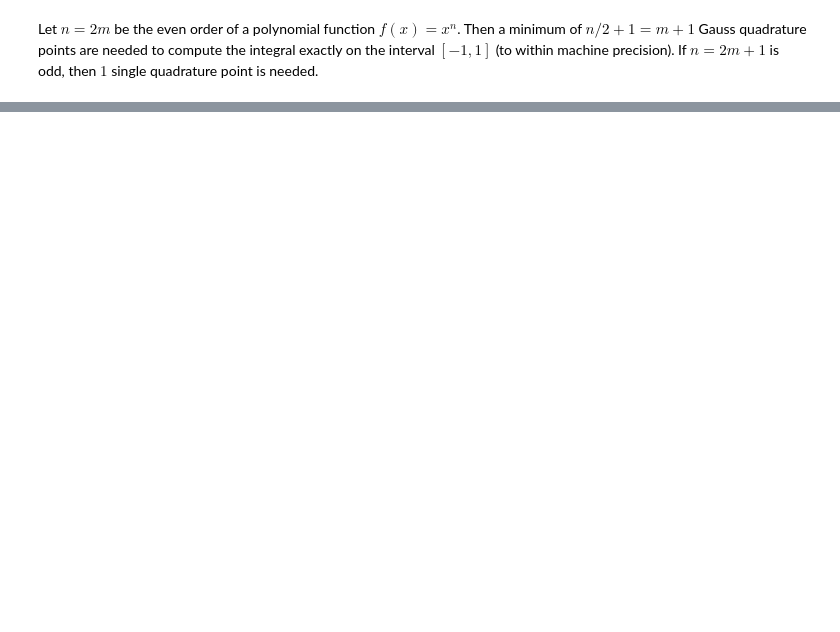
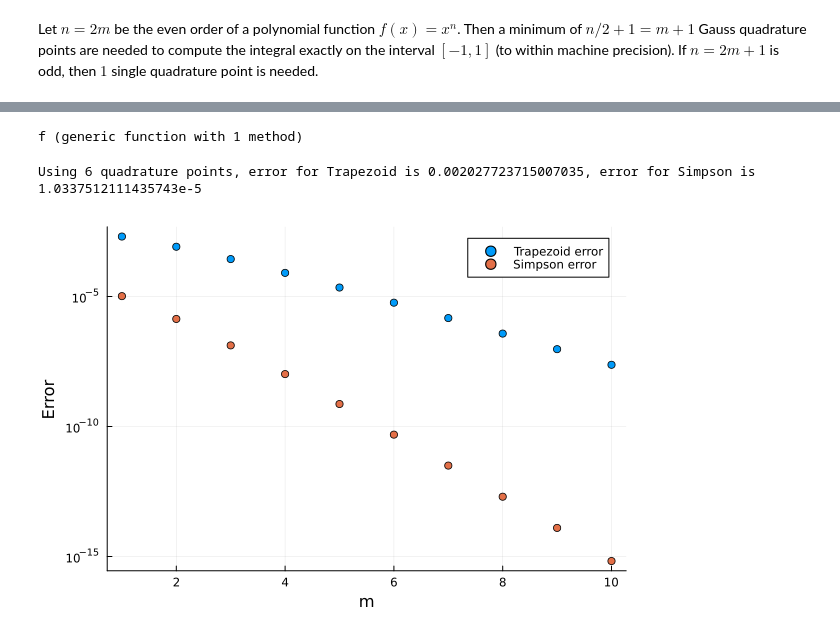
Before and after one commit to jacob-cunningham-ds/me2060, a Jupyter notebook: modules/module_4/Numeric_integration.ipynb, the cells around one changed output, grey strips where cells are left out. Drawn from its saved outputs; the diff is of its cells as text; code cells hidden in the pictures; blank space fills up the shorter version.

```diff
--- a/modules/module_4/Numeric_integration.ipynb
+++ b/modules/module_4/Numeric_integration.ipynb
@@ -280,0 +191,71 @@ LoadError: ArgumentError: invalid index: 0.045454545454545456 of type Float64
+# %%
+f(x)=x*log(1+x)
+# %% [output]
+f (generic function with 1 method)
+# %%
+#Compare Simpson and Trapezoid scheme for a single m=10
+
+interval_a=0
+interval_b=1
+
+#Fix parameter m for both Simpson and Trapezoid
+m = 2
+
+# Number N of interior points from m
+N=2*m+2
+
+#Get quadrature points and weights for the trapezoid scheme
+x_t,weights_t =trapezoid(interval_a,interval_b,N)
+
+#Simpson
+x_s,weights_s=simpson(interval_a, interval_b,m)
+
+xfine=(interval_a:0.01:interval_b)
+
+#Trapezoid error
+result_trapezoid=sum(weights_t*f.(x_t))
+error_trapezoid=abs(result_trapezoid-0.25)
+
+#Simpson error
+
+result_simpson=sum(weights_s*f.(x_s))
+error_simpson=abs(result_simpson-0.25)
+
+print("Using ", N, " quadrature points, error for Trapezoid is ",error_trapezoid,", error for Simpson is ", error_simpson)
+# %% [output]
+Using 6 quadrature points, error for Trapezoid is 0.002027723715007035, error for Simpson is 1.0337512111435743e-5
+# %%
+#plot error as function of m
+m=1
+Ntotal=10
+error_t=zeros(Ntotal,1)
+error_s=zeros(Ntotal,1)
+for k=1:Ntotal
+   m *= 2
+
+# Number N of interior points from m
+  N=2*m+2
+
+#Get quadrature points and weights for the trapezoid scheme
+  x_t,weights_t =trapezoid(interval_a,interval_b,N)
+
+#Simpson
+  x_s,weights_s=simpson(interval_a, interval_b,m)
+
+  xfine=(interval_a:0.01:interval_b)
+
+#Trapezoid error
+  result_trapezoid=sum(weights_t*f.(x_t))
+  error_t[k]=abs(result_trapezoid-0.25)
+
+#Simpson error
+
+  result_simpson=sum(weights_s*f.(x_s))
+  error_s[k]=abs(result_simpson-0.25)
+end
+
+Nrange=(1:1:Ntotal)
+scatter(Nrange,error_t,label="Trapezoid error")
+scatter!(Nrange,error_s,label="Simpson error", yaxis=:log,xlabel="m",ylabel="Error")
+# %% [output]
+[figure, added]
```
Also changed, not shown: parts of 40 cells of this notebook, 13 other files.
